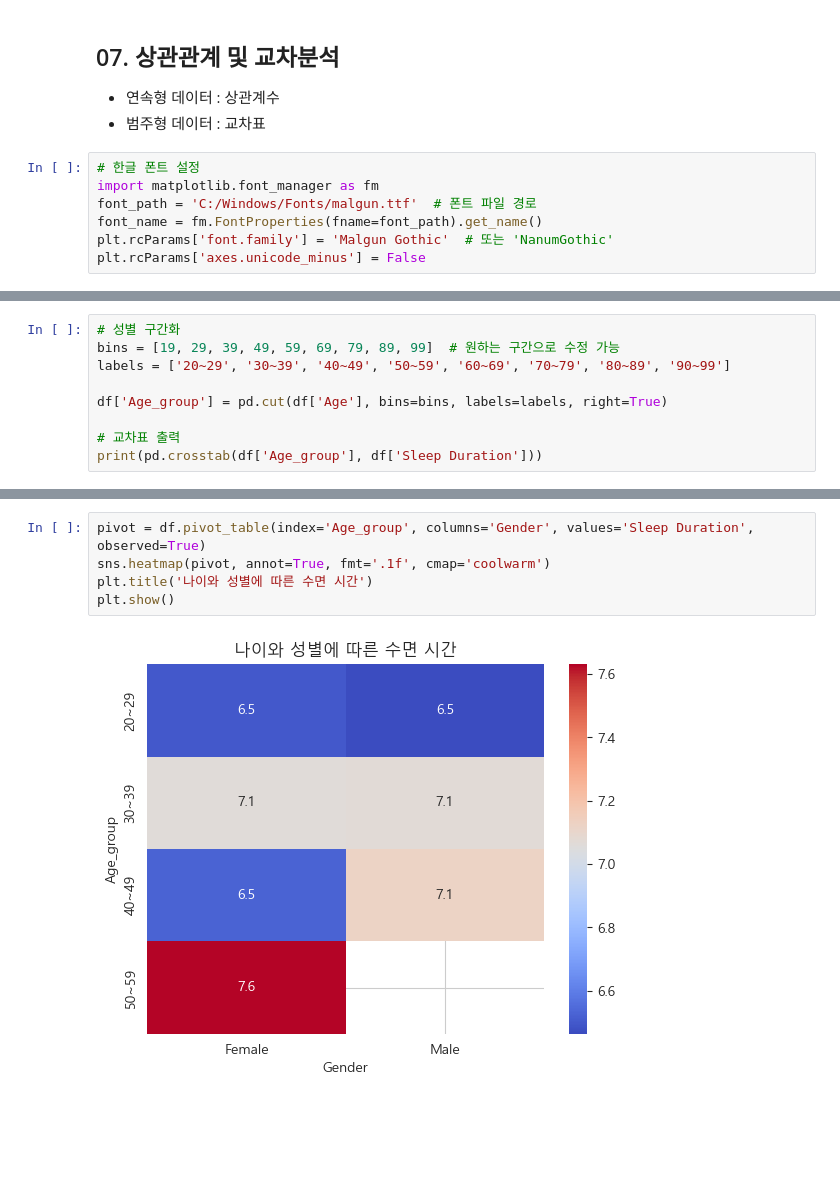
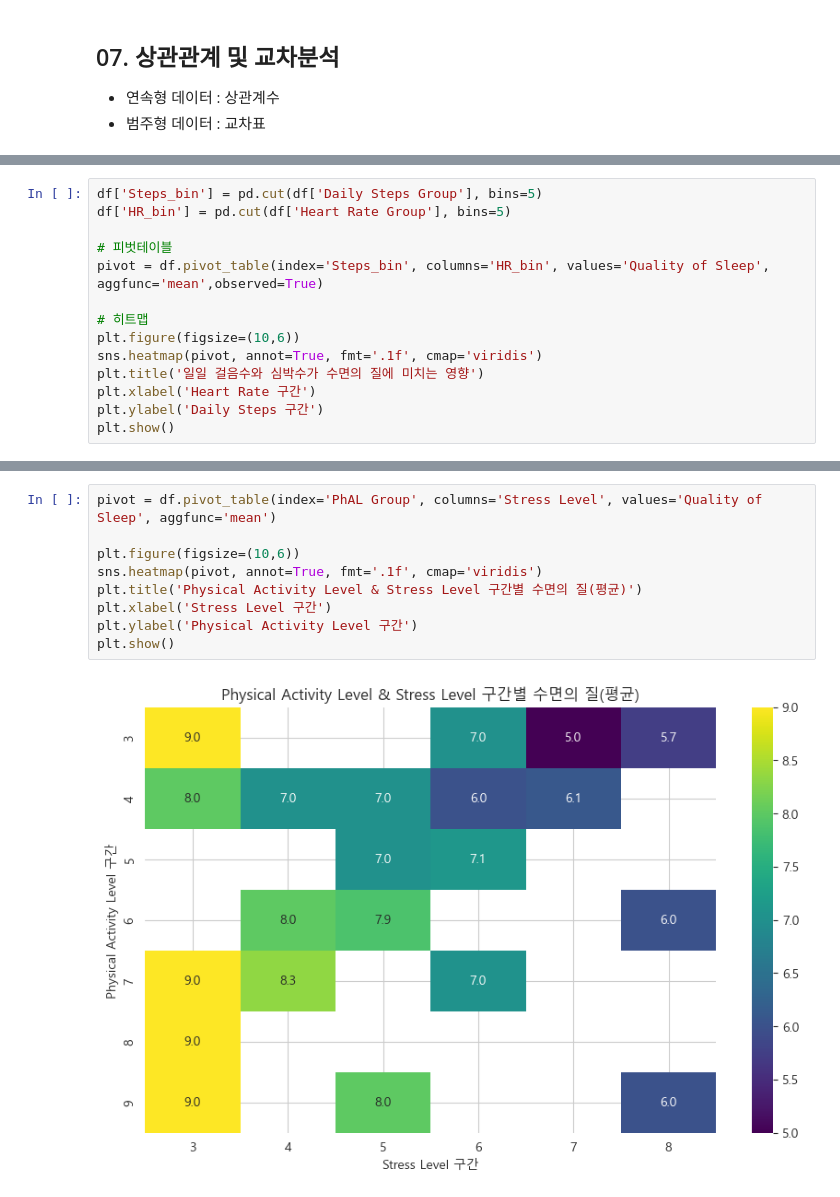
Before and after one commit to ParkVitna/SKN14-EDA-1Team, a Jupyter notebook: KimJaea/EDA.ipynb, the cells around one changed output, grey strips where cells are left out. Drawn from its saved outputs; the diff is of its cells as text; blank space fills up the shorter version.

```diff
--- a/KimJaea/EDA.ipynb
+++ b/KimJaea/EDA.ipynb
@@ -52,11 +216,4 @@ memory usage: 38.1+ KB
 ## 07. 상관관계 및 교차분석
 - 연속형 데이터 : 상관계수
 - 범주형 데이터 : 교차표
-# %%
-# 한글 폰트 설정
-import matplotlib.font_manager as fm
-font_path = 'C:/Windows/Fonts/malgun.ttf'  # 폰트 파일 경로
-font_name = fm.FontProperties(fname=font_path).get_name()
-plt.rcParams['font.family'] = 'Malgun Gothic'  # 또는 'NanumGothic'
-plt.rcParams['axes.unicode_minus'] = False
 # %%
@@ -83,9 +239,0 @@ plt.show()
-# %%
-# 성별 구간화
-bins = [19, 29, 39, 49, 59, 69, 79, 89, 99]  # 원하는 구간으로 수정 가능
-labels = ['20~29', '30~39', '40~49', '50~59', '60~69', '70~79', '80~89', '90~99']
-
-df['Age_group'] = pd.cut(df['Age'], bins=bins, labels=labels, right=True)
-
-# 교차표 출력
-print(pd.crosstab(df['Age_group'], df['Sleep Duration']))
@@ -159,0 +327,14 @@ plt.show()
+# %%
+df['Steps_bin'] = pd.cut(df['Daily Steps Group'], bins=5)
+df['HR_bin'] = pd.cut(df['Heart Rate Group'], bins=5)
+
+# 피벗테이블
+pivot = df.pivot_table(index='Steps_bin', columns='HR_bin', values='Quality of Sleep', aggfunc='mean',observed=True)
+
+# 히트맵
+plt.figure(figsize=(10,6))
+sns.heatmap(pivot, annot=True, fmt='.1f', cmap='viridis')
+plt.title('일일 걸음수와 심박수가 수면의 질에 미치는 영향')
+plt.xlabel('Heart Rate 구간')
+plt.ylabel('Daily Steps 구간')
+plt.show()
@@ -160,8 +343,12 @@ plt.show()
 # %%
-pivot = df.pivot_table(index='Age_group', columns='Gender', values='Sleep Duration', observed=True)
-sns.heatmap(pivot, annot=True, fmt='.1f', cmap='coolwarm')
-plt.title('나이와 성별에 따른 수면 시간')
+pivot = df.pivot_table(index='PhAL Group', columns='Stress Level', values='Quality of Sleep', aggfunc='mean')
+
+plt.figure(figsize=(10,6))
+sns.heatmap(pivot, annot=True, fmt='.1f', cmap='viridis')
+plt.title('Physical Activity Level & Stress Level 구간별 수면의 질(평균)')
+plt.xlabel('Stress Level 구간')
+plt.ylabel('Physical Activity Level 구간')
 plt.show()
 # %% [output]
-[figure, old version]
+[figure, new version]
 # %%
```
Also changed, not shown: parts of 38 cells of this notebook.
